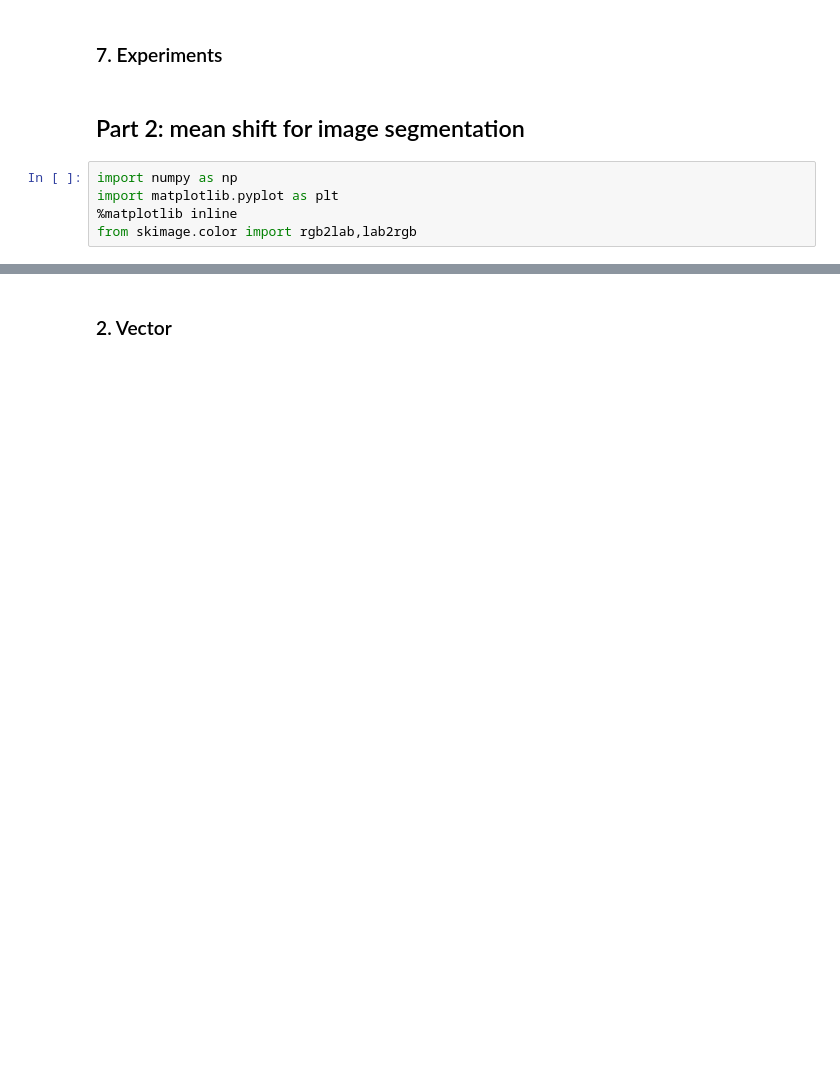
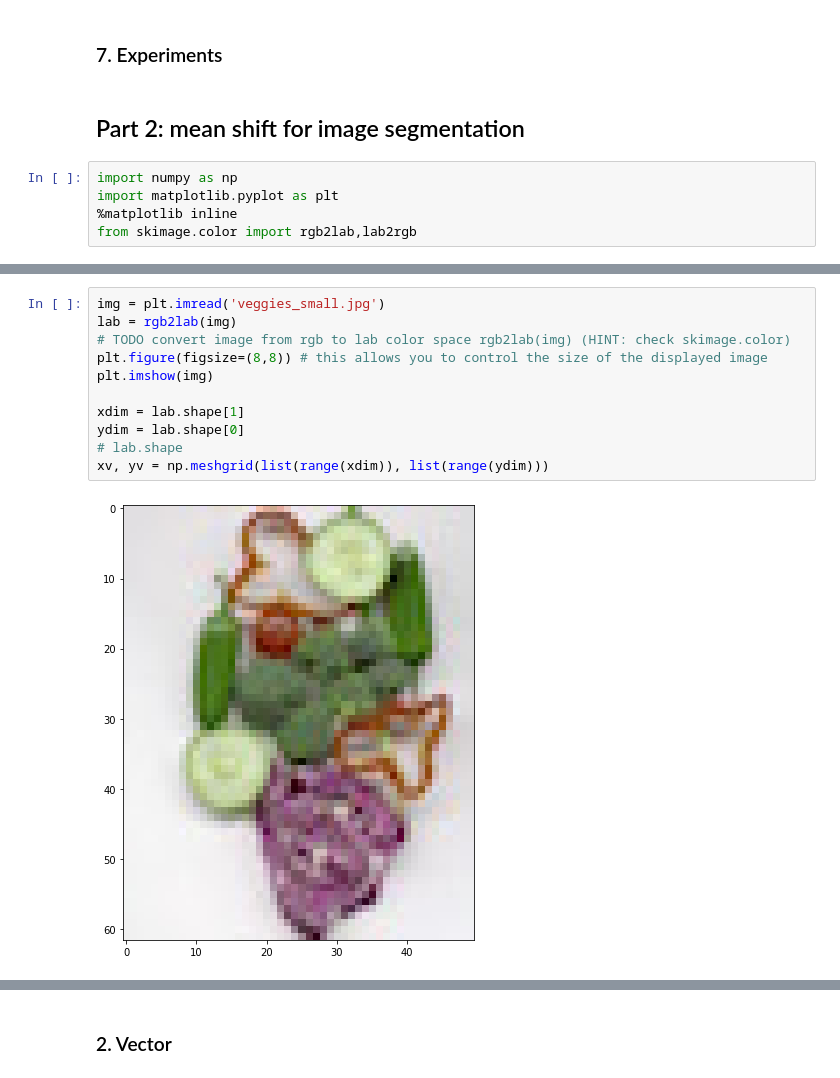
Before and after one commit to yeb2Binfang/DS_GY_3001_CV, a Jupyter notebook: HW/HW3/homework3.ipynb, the cells around one changed output, grey strips where cells are left out. Drawn from its saved outputs; the diff is of its cells as text; blank space fills up the shorter version.

```diff
--- a/HW/HW3/homework3.ipynb
+++ b/HW/HW3/homework3.ipynb
@@ -291,0 +257,13 @@ from skimage.color import rgb2lab,lab2rgb
+# %%
+img = plt.imread('veggies_small.jpg')
+lab = rgb2lab(img)
+# TODO convert image from rgb to lab color space rgb2lab(img) (HINT: check skimage.color)
+plt.figure(figsize=(8,8)) # this allows you to control the size of the displayed image
+plt.imshow(img)
+
+xdim = lab.shape[1]
+ydim = lab.shape[0]
+# lab.shape
+xv, yv = np.meshgrid(list(range(xdim)), list(range(ydim)))
+# %% [output]
+[figure, added]
```
Also changed, not shown: parts of 52 cells of this notebook.
